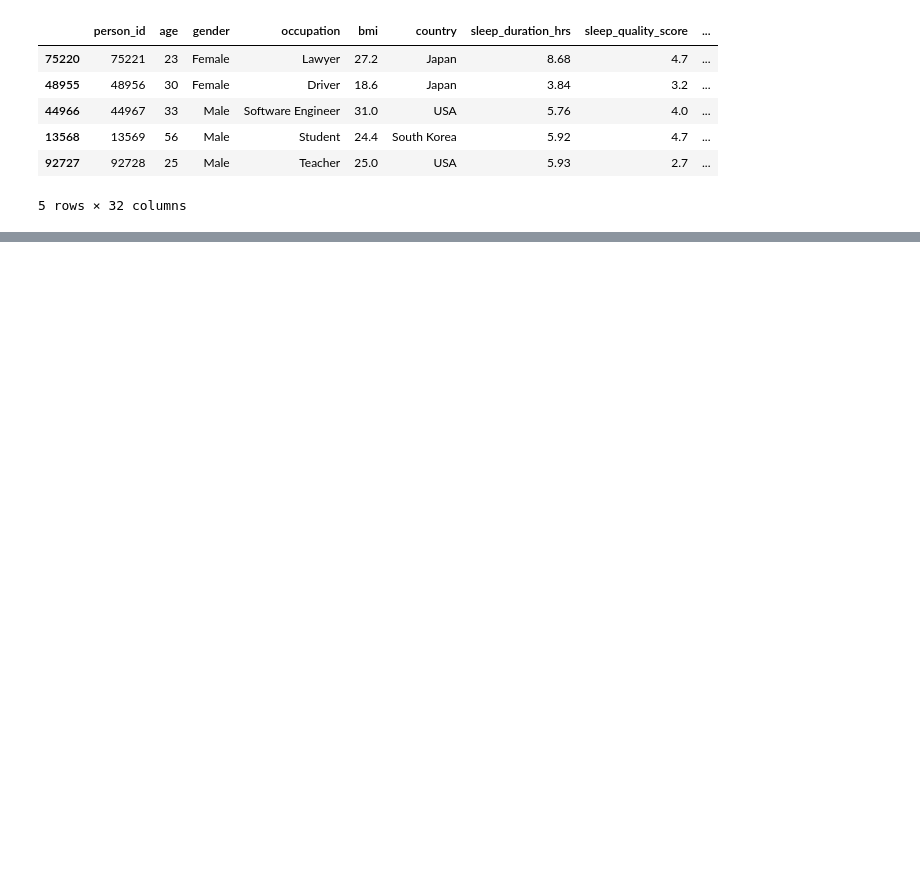
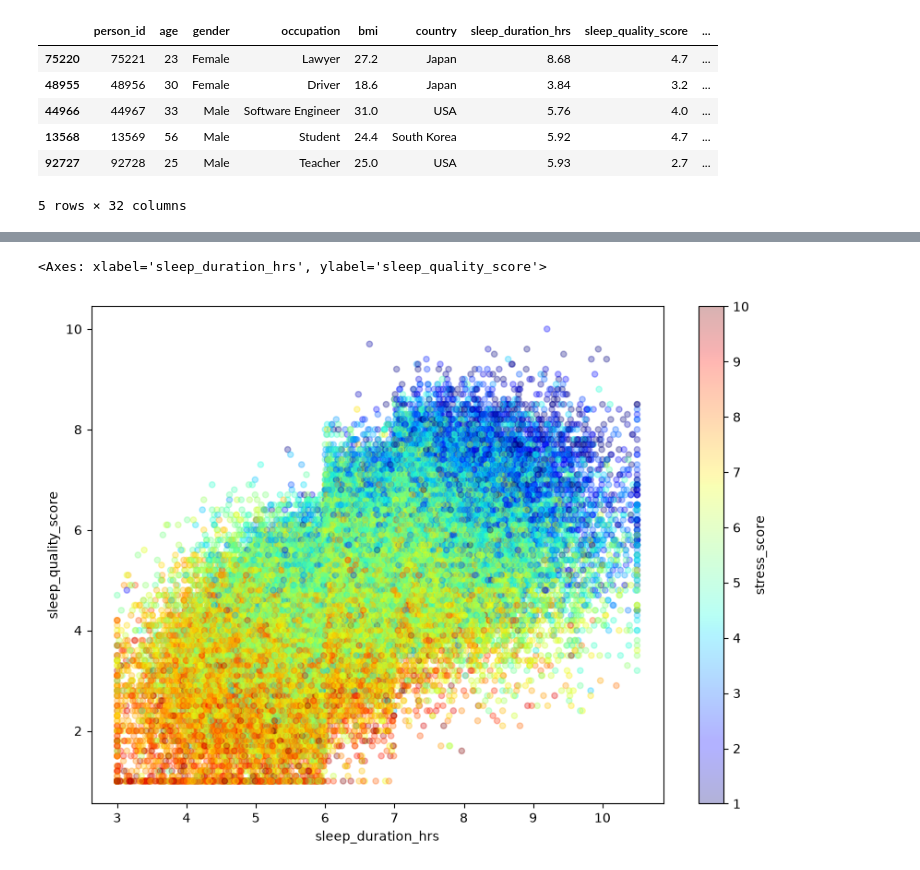
Before and after one commit to Mahshid-aln/Sleep-Quality-Data_Mining, a Jupyter notebook: notebooks/Sleep_Quality_Analysis.ipynb, the cells around one changed output, grey strips where cells are left out. Cells and saved outputs as stored; diff of their text form; code cells hidden in the pictures; blank space fills up the shorter version.

```diff
--- a/notebooks/Sleep_Quality_Analysis.ipynb
+++ b/notebooks/Sleep_Quality_Analysis.ipynb
@@ -37,0 +57,16 @@ train_set.head()
+# %%
+data = train_set.copy()
+
+data.plot(
+    kind="scatter",
+    x="sleep_duration_hrs",
+    y="sleep_quality_score",
+    c="stress_score",
+    cmap=plt.get_cmap("jet"),
+    colorbar=True,
+    figsize=(10, 7),
+    alpha=0.3
+)
+# %% [output]
+<Axes: xlabel='sleep_duration_hrs', ylabel='sleep_quality_score'>
+[figure, added]
```
Also changed, not shown: parts of 6 cells of this notebook.
